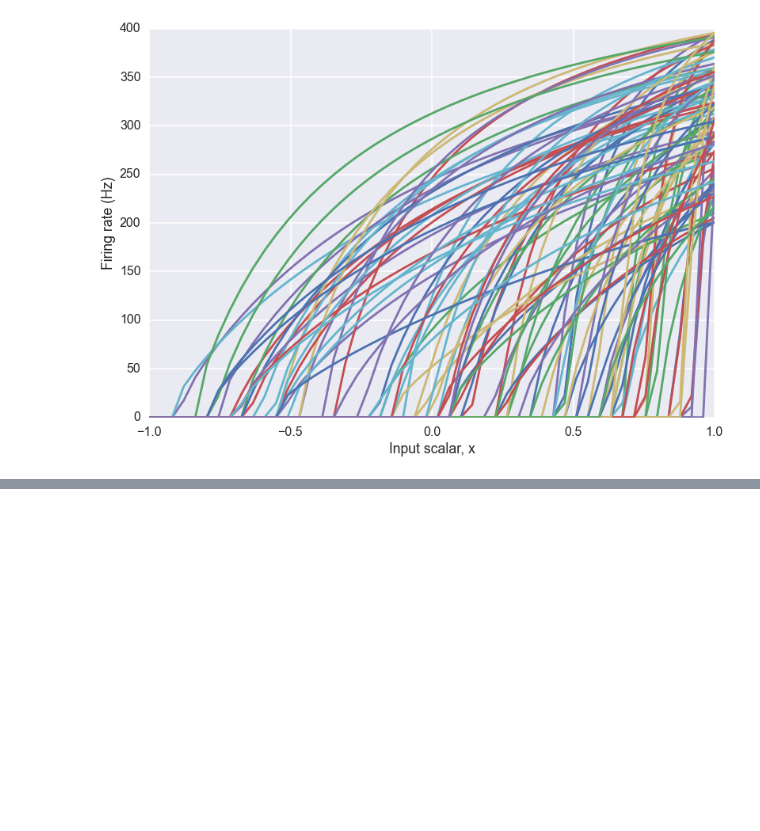
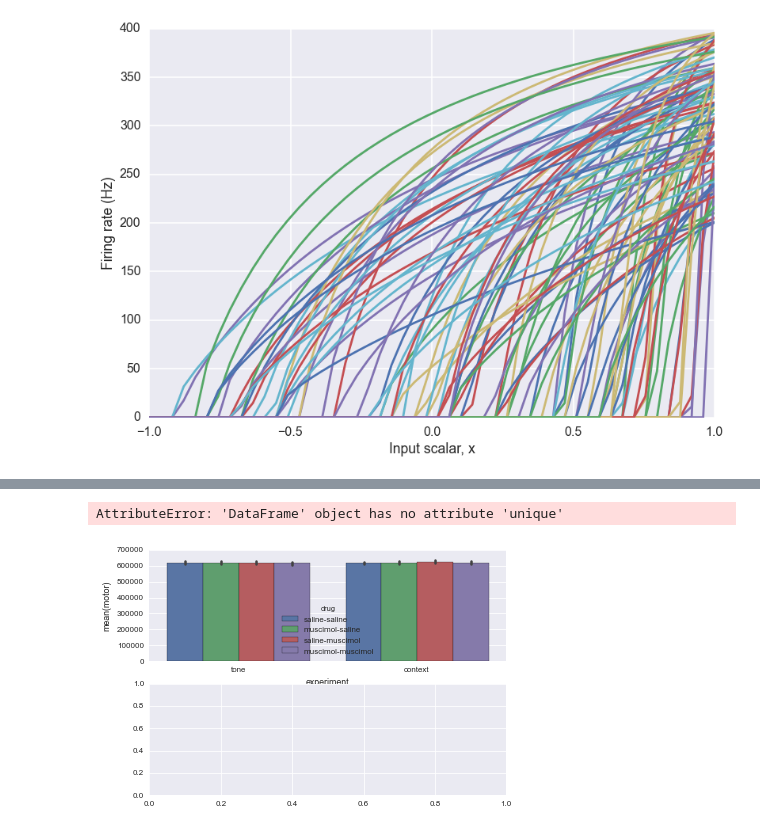
Before and after one commit to Kanaderu/SYDE556-750, a Jupyter notebook: seaborn_test.ipynb, the cells around one changed output, grey strips where cells are left out. Saved outputs shown, nothing was run; the diff lists cells and outputs as text; code cells hidden in the pictures; blank space fills up the shorter version.

```diff
--- a/seaborn_test.ipynb
+++ b/seaborn_test.ipynb
@@ -185,3 +185,22 @@ addon=str(np.random.randint(0,100000))
 fname=filename+addon
 param_df=pd.DataFrame([params])
 param_df.reset_index().to_json(fname+'.json',orient='records')
+# %%
+columns=('motor','trial','time','experiment','drug')
+exps=['tone','context']
+drugs=['saline-saline','muscimol-saline','saline-muscimol','muscimol-muscimol']
+trials=np.arange(n_trials)
+timesteps=np.arange(int(t_train/dt_sample),int((t_train+t_test)/dt_sample))
+dataframe = pd.DataFrame(index=np.arange(0, len(exps)*len(drugs)*len(trials)*len(timesteps)),
+                        columns=columns)
+
+i=0
+for experiment in exps:
+    for drug in drugs:
+        for n in trials:
+            for t in timesteps:
+                motor=t**2+np.random.rand()*t**2
+                realtime=(t*dt_sample-t_train)*60 #starts at 0 when training ends, units=realtime seconds
+                dataframe.loc[i]=[motor,n,realtime,experiment,drug]
+                i+=1
+print dataframe
@@ -187,0 +225,13 @@ param_df.reset_index().to_json(fname+'.json',orient='records')
+# %%
+figure, (ax1, ax2) = plt.subplots(2, 1)
+sns.set(context='paper')
+sns.barplot(x="experiment",y="motor",hue='drug',data=dataframe,ax=ax1)
+sns.tsplot(time="time", value="motor",
+            unit="trial", condition=['experiment','drug'],
+            data=dataframe,ax=ax2)
+ax2.set(xlabel='time (s)', ylabel='mean(motor)')
+figure.savefig(fname+'.png')
+plt.show()
+# %% [output]
+AttributeError: 'DataFrame' object has no attribute 'unique'
+[figure, added]
```
Also changed, not shown: parts of 1 cell of this notebook, 22 other files.
